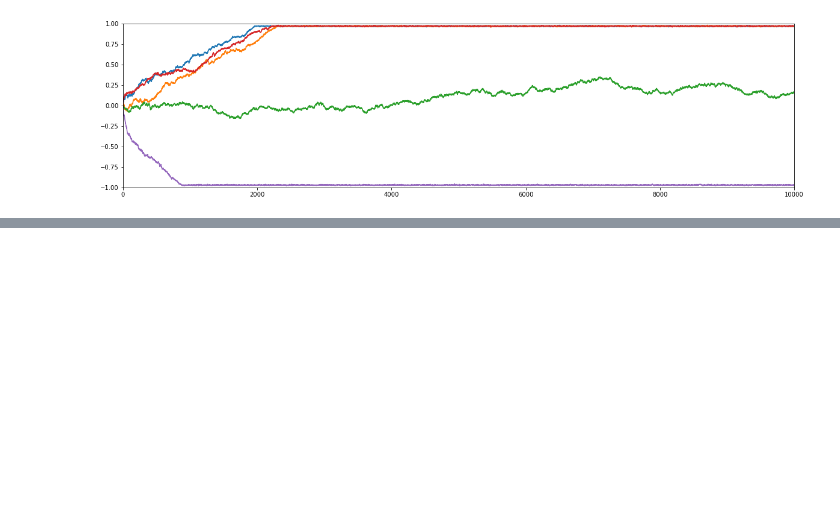
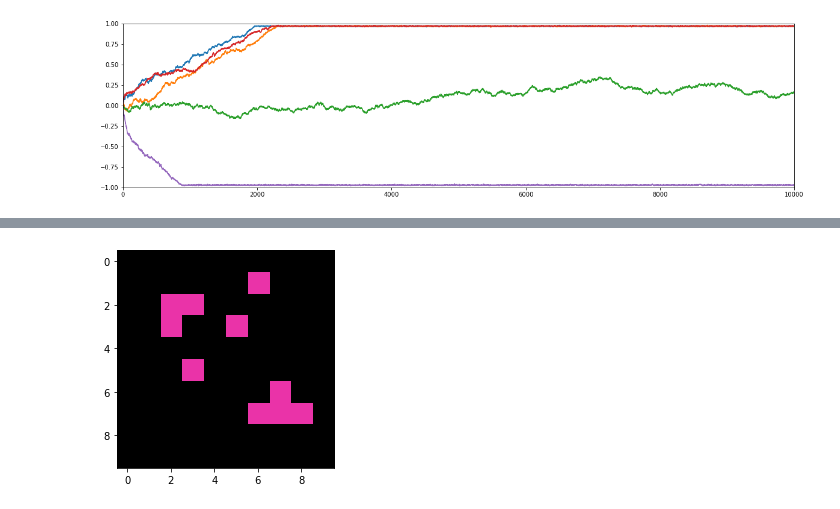
Before and after one commit to Swinkawkrawacie/Fizyka-ukladow-zlozonych, a Jupyter notebook: Generowanie_danych.ipynb, the cells around one changed output, grey strips where cells are left out. Saved outputs shown, nothing was run; the diff lists cells and outputs as text; code cells hidden in the pictures; blank space fills up the shorter version.

```diff
--- a/Generowanie_danych.ipynb
+++ b/Generowanie_danych.ipynb
@@ -548,3 +527,9 @@ plt.axis([0, 10**4, -1, 1])
 plt.show()
 # %% [output]
 [figure]
+# %%
+test0 = np.loadtxt(r'C:\\Users\\mazur\\OneDrive\\Dokumenty\\GitHub\\Fizyka-ukladow-zlozonych\\dane1\\L10_T2.26_0_.txt')
+test100 = np.loadtxt(r'C:\\Users\\mazur\\OneDrive\\Dokumenty\\GitHub\\Fizyka-ukladow-zlozonych\\dane1\\L10_T2.26_100_.txt')
+test1000 = np.loadtxt(r'C:\\Users\\mazur\\OneDrive\\Dokumenty\\GitHub\\Fizyka-ukladow-zlozonych\\dane1\\L10_T2.26_1000_.txt')
+test4000 = np.loadtxt(r'C:\\Users\\mazur\\OneDrive\\Dokumenty\\GitHub\\Fizyka-ukladow-zlozonych\\dane1\\L10_T2.26_4000_.txt')
+test10000 = np.loadtxt(r'C:\\Users\\mazur\\OneDrive\\Dokumenty\\GitHub\\Fizyka-ukladow-zlozonych\\dane1\\L10_T2.26_8000_.txt')
@@ -550,0 +541,5 @@ plt.show()
+# %%
+plt.imshow(test100, cmap=col_map)
+plt.show()
+# %% [output]
+[figure, added]
```
Also changed, not shown: parts of 31 cells of this notebook.
